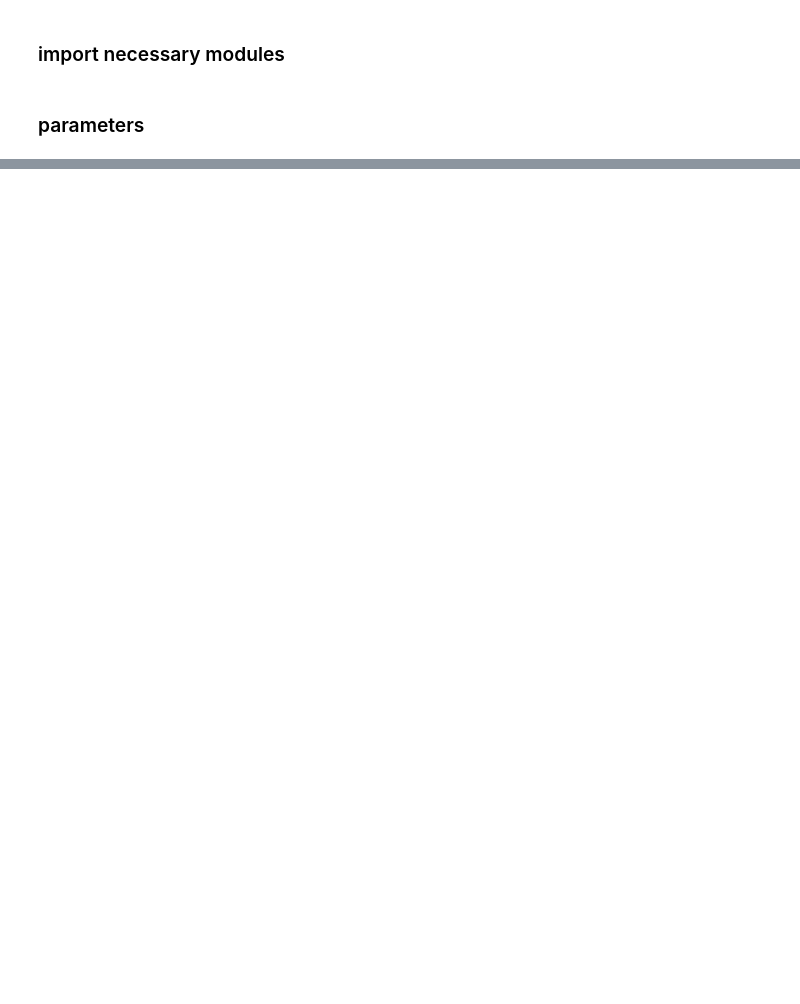
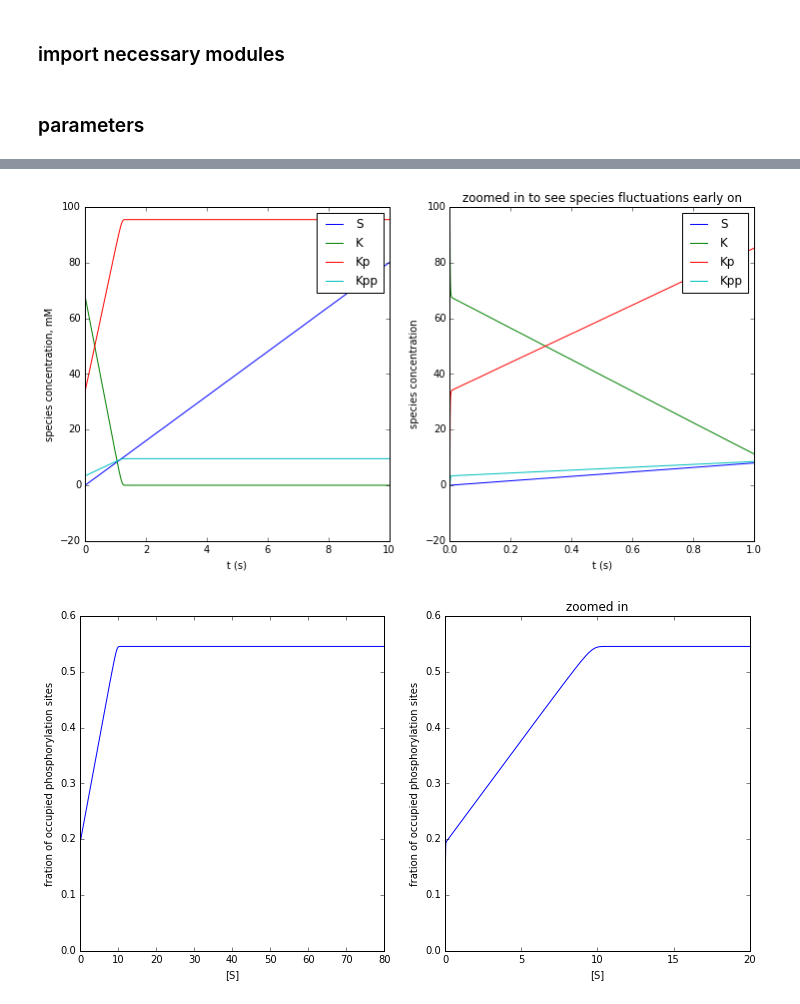
Before and after one commit to npagane/bph, a Jupyter notebook: yeastSim/1DRealModelSim.ipynb, the cells around one changed output, grey strips where cells are left out. Saved outputs shown, nothing was run; the diff lists cells and outputs as text; code cells hidden in the pictures; blank space fills up the shorter version.

```diff
--- a/yeastSim/1DRealModelSim.ipynb
+++ b/yeastSim/1DRealModelSim.ipynb
@@ -266,3 +174,69 @@ Dissociation constant, kD: 12.9072687071
+# %%
+## SPECIES ###
+# S    substrate                        (c1)
+# K    kinase                           (c2)
+# Kp   phosphorylated kinase            (c3)
+# Kpp  doubly phosphorlyated kinase     (c4)
+
+### EQUATIONS FOR CELL SIGNALLING ###
+# S + K -> S + Kp  (k1)
+# K + K -> Kp + K  (k2)
+# Kp+ K -> K + K   (k3)
+# Kp+Kp -> Kpp+Kp  (k4)
+# Kpp+Kp-> Kp+Kp   (k5)
+
+
+# define rates equations
+def rates(y, t):
+    return np.asarray([(N['A'][1] - N['A'][0])/tf,
+                      -k1*y[0]*y[1] - 2*k2*y[1]**2 + k2*y[1]**2 + 2*k3*y[2]*y[1] - k3*y[2]*y[1],
+                      k1*y[0]*y[1] + k2*y[1]**2 - k3*y[2]*y[1] - 2*k4*y[2]**2 + k4*y[2]**2 + 2*k5*y[3]*y[2] - k5*y[3]*y[2],
+                      k4*y[2]**2 -  k5*y[3]*y[2]])
+
+# solve the ODEs
+ode = snt.odeint(rates, y0,t)
+
+# plot species
+fig = plt.figure(figsize=(12,6))
+ax = fig.add_subplot(1,2,1)
+for i in range(len(y0)):
+    ax.plot(t, ode[:,i][0:n])
+ax.set_xlabel('t (s)')
+#plt.title(''.join(['[S] = ', str(c1)]))
+ax.set_ylabel('species concentration, mM')
+ax.legend(['S', 'K', 'Kp', 'Kpp'])
+
+#zoom in
+ax = fig.add_subplot(1,2,2)
+tf = 10
+t = np.linspace(ti, tf, n)
+ode = snt.odeint(rates, y0,t)
+for i in range(len(y0)):
+    ax.plot(t, ode[:,i][0:n])
+ax.set_xlabel('t (s)')
+ax.set_title('zoomed in to see species fluctuations early on')
+ax.set_ylabel('species concentration')
+ax.legend(['S', 'K', 'Kp', 'Kpp'])
+ax.set_xlim([0,1])
+
+#plot fration of occupied phosphorylation sites to determine of parameters yield cooperativity
+# (sigmoidal as opposed to hyperbolic)
+fig = plt.figure(figsize=(12,6))
+ax = fig.add_subplot(1,2,1)
+ax.plot(ode[:,0], (ode[:,2] + 2*ode[:,3])/(2*(ode[:,1] + ode[:,2] + ode[:,3])))
+ax.set_ylabel('fration of occupied phosphorylation sites')
+ax.set_xlabel('[S]')
+ax = fig.add_subplot(1,2,2)
+ax.plot(ode[:,0], (ode[:,2] + 2*ode[:,3])/(2*(ode[:,1] + ode[:,2] + ode[:,3])))
+ax.set_ylabel('fration of occupied phosphorylation sites')
+ax.set_xlabel('[S]')
+plt.title('zoomed in')
+ax.set_xlim([0, 20])
+
+plt.show()
+# %% [output]
+[figure, added]
+[figure, added]
 # %%
 #find dkpp/dt
 dkpp = np.diff(ode[:,3])/np.diff(t)
```
Also changed, not shown: parts of 18 cells of this notebook.
